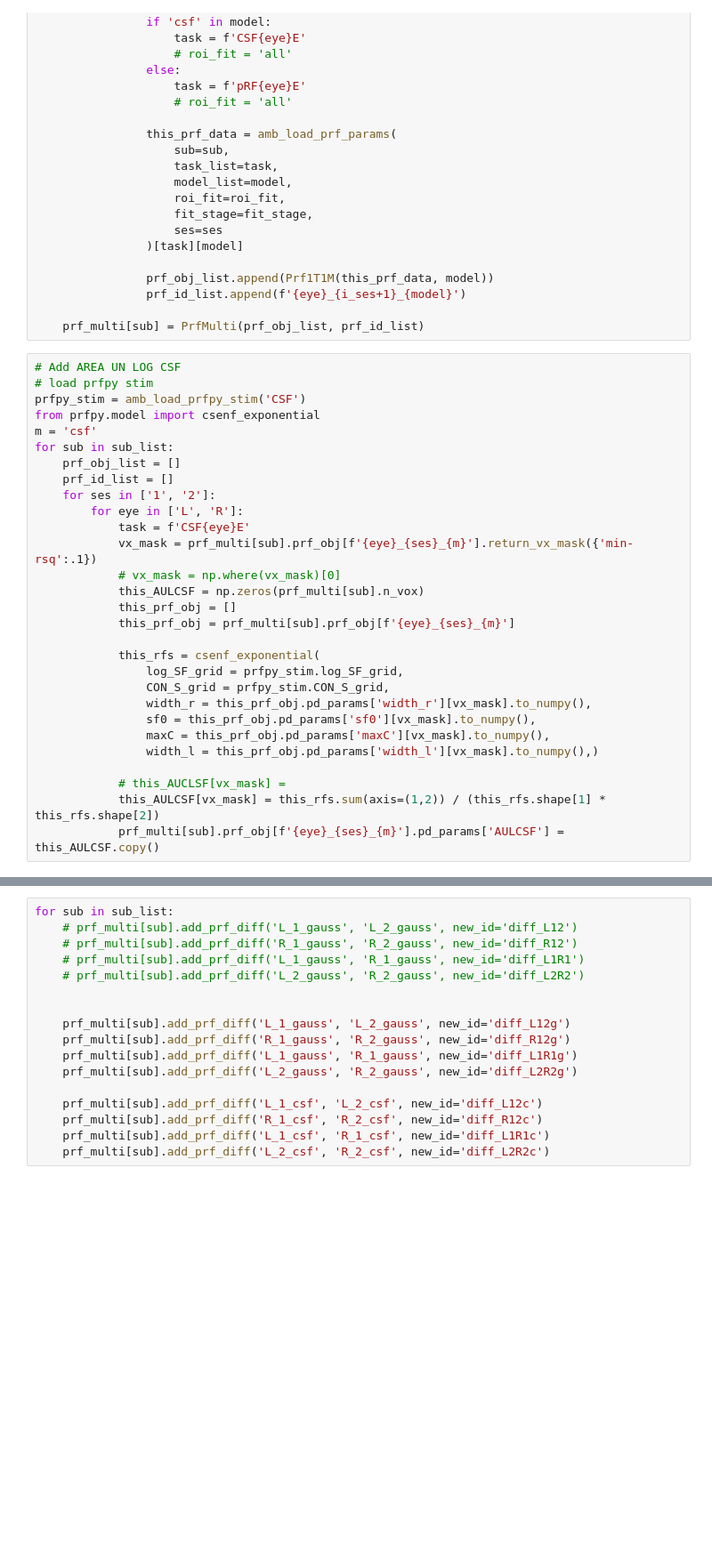
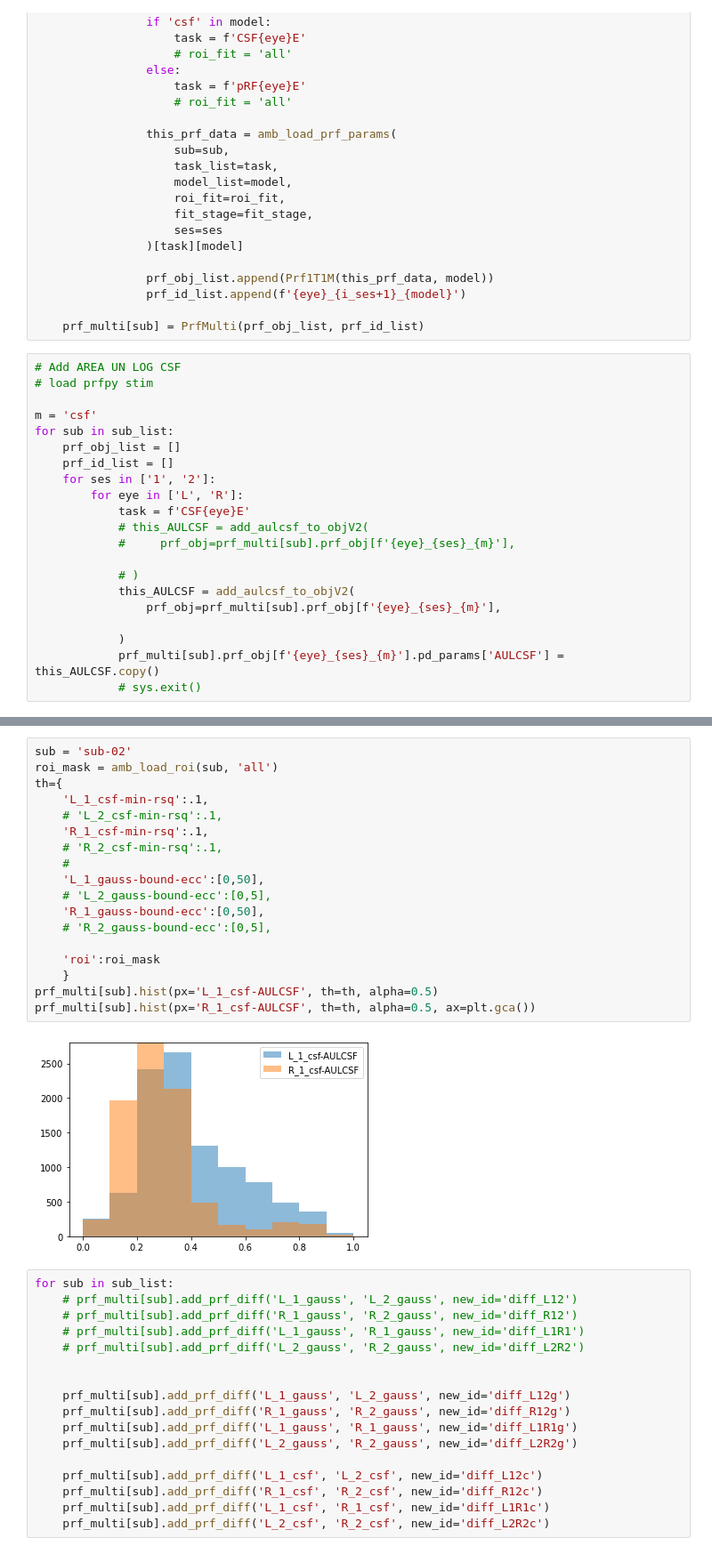
Before and after one commit to mdaghlian/amblyopia_emc, a Jupyter notebook: amb_scripts/r0_reports/r0_everything.ipynb, the cells around one changed output, grey strips where cells are left out. Shown at 89% size. Cells and saved outputs as stored; diff of their text form; blank space fills up the shorter version.

```diff
--- a/amb_scripts/r0_reports/r0_everything.ipynb
+++ b/amb_scripts/r0_reports/r0_everything.ipynb
@@ -65,8 +63,7 @@ for sub in sub_list:
 # %%
 # Add AREA UN LOG CSF
 # load prfpy stim
-prfpy_stim = amb_load_prfpy_stim('CSF')
-from prfpy.model import csenf_exponential
+
 m = 'csf'
 for sub in sub_list:
     prf_obj_list = []
@@ -74,20 +71,13 @@ for sub in sub_list:
     for ses in ['1', '2']:
         for eye in ['L', 'R']:
             task = f'CSF{eye}E'
-            vx_mask = prf_multi[sub].prf_obj[f'{eye}_{ses}_{m}'].return_vx_mask({'min-rsq':.1})
-            # vx_mask = np.where(vx_mask)[0]
-            this_AULCSF = np.zeros(prf_multi[sub].n_vox)
-            this_prf_obj = []
-            this_prf_obj = prf_multi[sub].prf_obj[f'{eye}_{ses}_{m}']
+            # this_AULCSF = add_aulcsf_to_objV2(
+            #     prf_obj=prf_multi[sub].prf_obj[f'{eye}_{ses}_{m}'],
 
-            this_rfs = csenf_exponential(
-                log_SF_grid = prfpy_stim.log_SF_grid,
-                CON_S_grid = prfpy_stim.CON_S_grid,
-                width_r = this_prf_obj.pd_params['width_r'][vx_mask].to_numpy(),
-                sf0 = this_prf_obj.pd_params['sf0'][vx_mask].to_numpy(),
-                maxC = this_prf_obj.pd_params['maxC'][vx_mask].to_numpy(),
-                width_l = this_prf_obj.pd_params['width_l'][vx_mask].to_numpy(),)
+            # )
+            this_AULCSF = add_aulcsf_to_objV2(
+                prf_obj=prf_multi[sub].prf_obj[f'{eye}_{ses}_{m}'],
 
-            # this_AUCLSF[vx_mask] =
-            this_AULCSF[vx_mask] = this_rfs.sum(axis=(1,2)) / (this_rfs.shape[1] * this_rfs.shape[2])
+            )
             prf_multi[sub].prf_obj[f'{eye}_{ses}_{m}'].pd_params['AULCSF'] = this_AULCSF.copy()
+            # sys.exit()
@@ -94,3 +121,23 @@ for sub in sub_list:
+# %%
+sub = 'sub-02'
+roi_mask = amb_load_roi(sub, 'all')
+th={
+    'L_1_csf-min-rsq':.1,
+    # 'L_2_csf-min-rsq':.1,
+    'R_1_csf-min-rsq':.1,
+    # 'R_2_csf-min-rsq':.1,
+    #
+    'L_1_gauss-bound-ecc':[0,50],
+    # 'L_2_gauss-bound-ecc':[0,5],
+    'R_1_gauss-bound-ecc':[0,50],
+    # 'R_2_gauss-bound-ecc':[0,5],
+
+    'roi':roi_mask
+    }
+prf_multi[sub].hist(px='L_1_csf-AULCSF', th=th, alpha=0.5)
+prf_multi[sub].hist(px='R_1_csf-AULCSF', th=th, alpha=0.5, ax=plt.gca())
+# %% [output]
+[figure, added]
 # %%
 for sub in sub_list:
     # prf_multi[sub].add_prf_diff('L_1_gauss', 'L_2_gauss', new_id='diff_L12')
```
Also changed, not shown: parts of 9 cells of this notebook, 5 other files.
